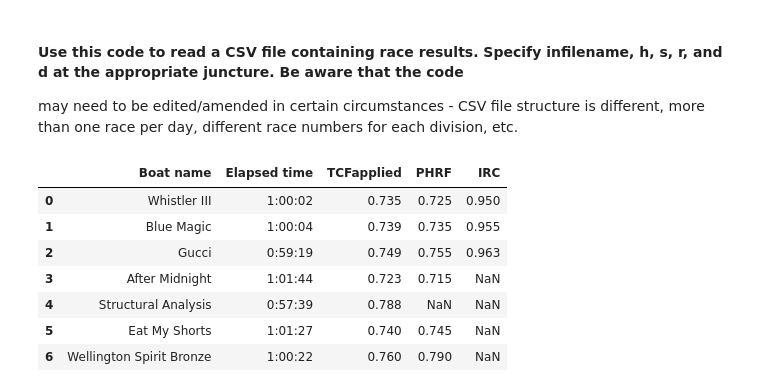
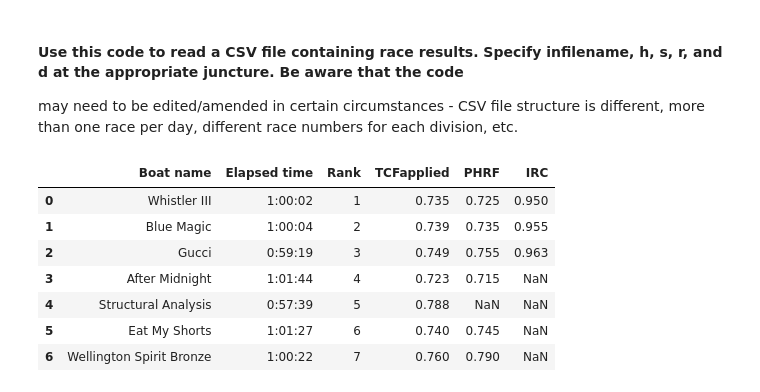
Before and after one commit to drphilbishop/RPNYC_race_analysis, a Jupyter notebook: processRawRaceData.ipynb, the cells around one changed output. Saved outputs shown, nothing was run; the diff lists cells and outputs as text; code cells hidden in the pictures.

Commit message:
Tidying up TCFanalysis. Also addding rank or place on corrected time to raw CSV files

```diff
--- a/processRawRaceData.ipynb
+++ b/processRawRaceData.ipynb
@@ -37,46 +37,46 @@ infilename = 'Twilight27Nov'
 #              'Boat name','Elapsed time','TCFapplied','PHRF','IRC']
 
 # Following list of colNums and colHdrs works fine on manually constructed CSVs for combined fleet races:
-CSVcolNums = [0,1,2,3,4]
-CSVcolHdrs = ['Boat name','Elapsed time','TCFapplied','PHRF','IRC']
+CSVcolNums = [0,1,2,3,4,5]
+CSVcolHdrs = ['Boat name','Elapsed time','Rank','TCFapplied','PHRF','IRC']
 
 # Following list of colNums and colHdrs works fine on manually constructed CSVs for divisional races:
 #CSVcolNums = [0,1,2,3,4,5,6]
 #CSVcolHdrs = ['Boat name','Race','Div','Elapsed time','TCFapplied','PHRF','IRC']
 
 # Following list of colNums and colHdrs works fine on Island Bay races:
 #CSVcolNums = [1,3,5,7,9,26,27,28,33,36,40,44]
 #CSVcolHdrs = ['Race','Date','Wind direction','Wind speed','ID','Sail number','Boat design', \
 #              'Boat name','Elapsed time','TCFapplied','PHRF','IRC']
 
 q = pd.read_csv(datapath+"Raw CSV data/"+infilename+'.csv', sep=',', header=None, usecols=CSVcolNums)
 q.columns = CSVcolHdrs
 #q.head(5)
 q
 
 # Read selected columns from raw CSV file and make boat name the index
 #def input_csv(path,filename,CSVcolNums,CSVcolHdrs):
 #    raw_data = pd.read_csv(path + filename, sep=',', header=None, usecols=CSVcolNums)
 #    raw_data.columns = CSVcolHdrs
 #    raw_data = raw_data.set_index('Boat name')
 #    return raw_data
 
 
 
 # Notes:
 # - Edit '..\Handicapping\2013-14 season\Season summary (2013-14).xlsx'
 # - Compare imported data with hard-copy printout from Yacht Systems
 # - Make sure Elapsed time field begins with < if no time, e.g. <n/e>, <no entry>, <dnf>, <raf>, <osc>, <dns> etc
 # - Check for duplicate boat names, i.e. incorrect spelling
 # %% [output]
-|  | Boat name | Elapsed time | TCFapplied | PHRF | IRC |
-| 0 | Whistler III | 1:00:02 | 0.735 | 0.725 | 0.950 |
-| 1 | Blue Magic | 1:00:04 | 0.739 | 0.735 | 0.955 |
-| 2 | Gucci | 0:59:19 | 0.749 | 0.755 | 0.963 |
-| 3 | After Midnight | 1:01:44 | 0.723 | 0.715 | NaN |
-| 4 | Structural Analysis | 0:57:39 | 0.788 | NaN | NaN |
-| 5 | Eat My Shorts | 1:01:27 | 0.740 | 0.745 | NaN |
-| 6 | Wellington Spirit Bronze | 1:00:22 | 0.760 | 0.790 | NaN |
+|  | Boat name | Elapsed time | Rank | TCFapplied | PHRF | IRC |
+| 0 | Whistler III | 1:00:02 | 1 | 0.735 | 0.725 | 0.950 |
+| 1 | Blue Magic | 1:00:04 | 2 | 0.739 | 0.735 | 0.955 |
+| 2 | Gucci | 0:59:19 | 3 | 0.749 | 0.755 | 0.963 |
+| 3 | After Midnight | 1:01:44 | 4 | 0.723 | 0.715 | NaN |
+| 4 | Structural Analysis | 0:57:39 | 5 | 0.788 | NaN | NaN |
+| 5 | Eat My Shorts | 1:01:27 | 6 | 0.740 | 0.745 | NaN |
+| 6 | Wellington Spirit Bronze | 1:00:22 | 7 | 0.760 | 0.790 | NaN |
 # %%
 # Create a uniformly structured dataframe for the current race data
 
```
Also changed, not shown: parts of 1 cell of this notebook, 3 other files.
